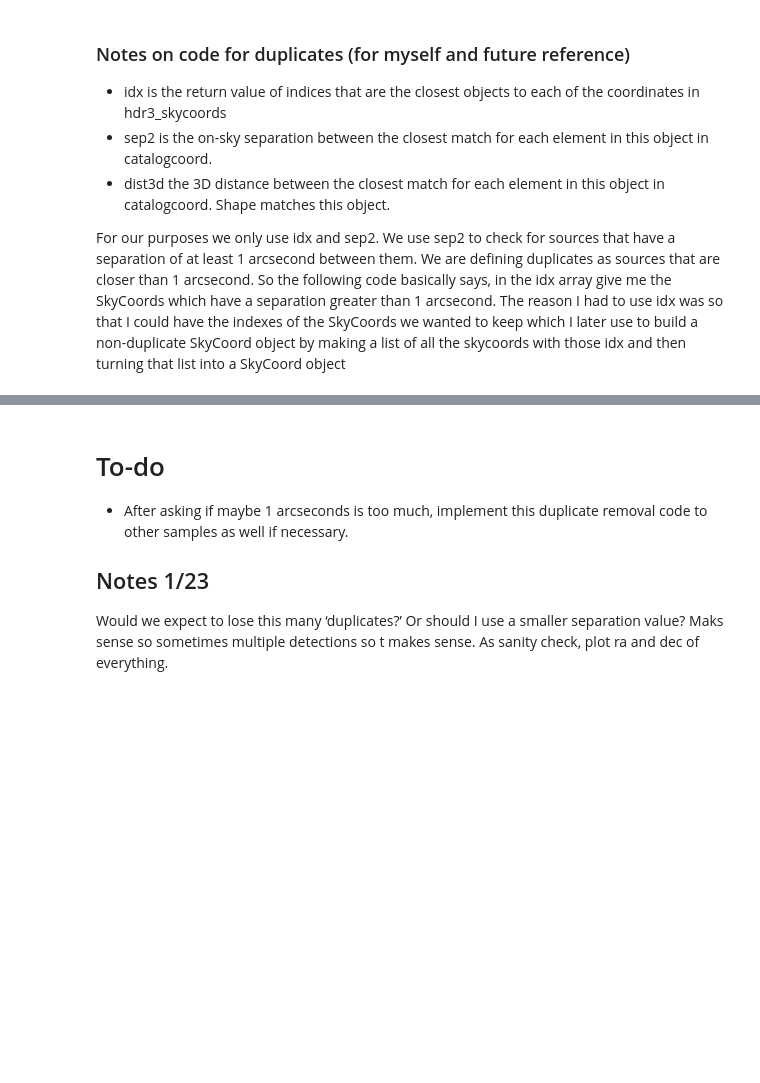
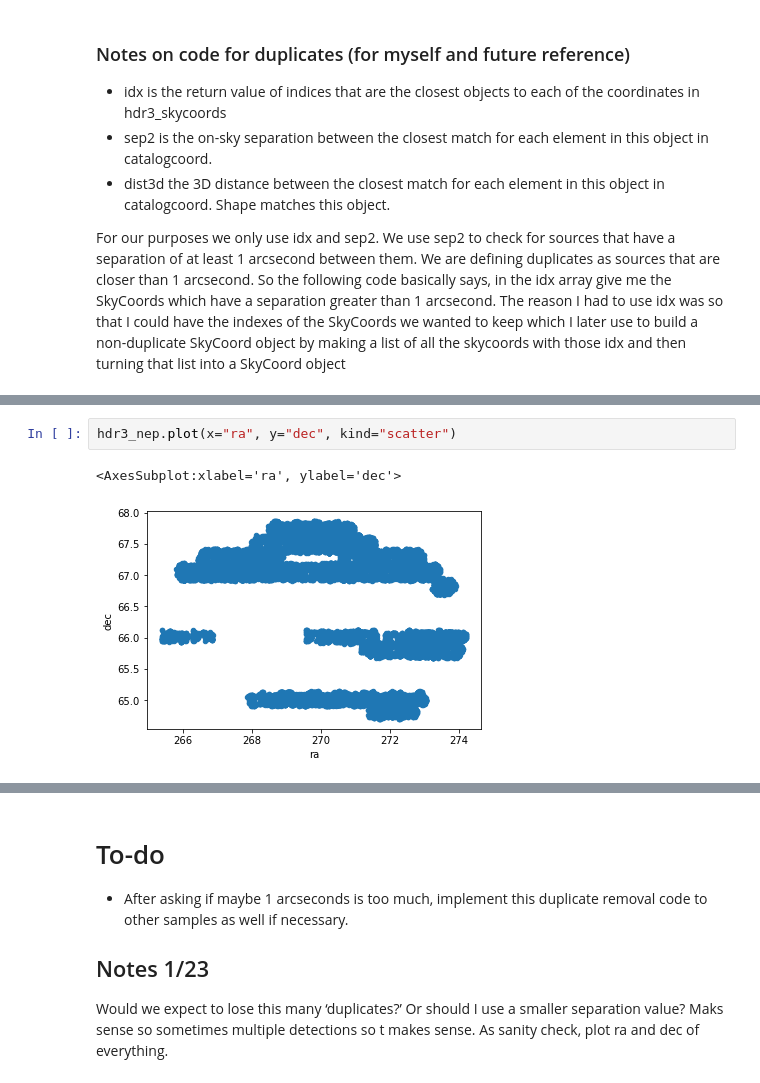
Before and after one commit to nickdavila/LAE-ML-Classification, a Jupyter notebook: Modified_ValentinaAutoEnc.ipynb, the cells around one changed output, grey strips where cells are left out. Drawn from its saved outputs; the diff is of its cells as text; blank space fills up the shorter version.

```diff
--- a/Modified_ValentinaAutoEnc.ipynb
+++ b/Modified_ValentinaAutoEnc.ipynb
@@ -123,0 +140,5 @@ by making a list of all the skycoords with those idx and then turning that list
+# %%
+hdr3_nep.plot(x="ra", y="dec", kind="scatter")
+# %% [output]
+<AxesSubplot:xlabel='ra', ylabel='dec'>
+[figure, added]
```
Also changed, not shown: parts of 20 cells of this notebook.
